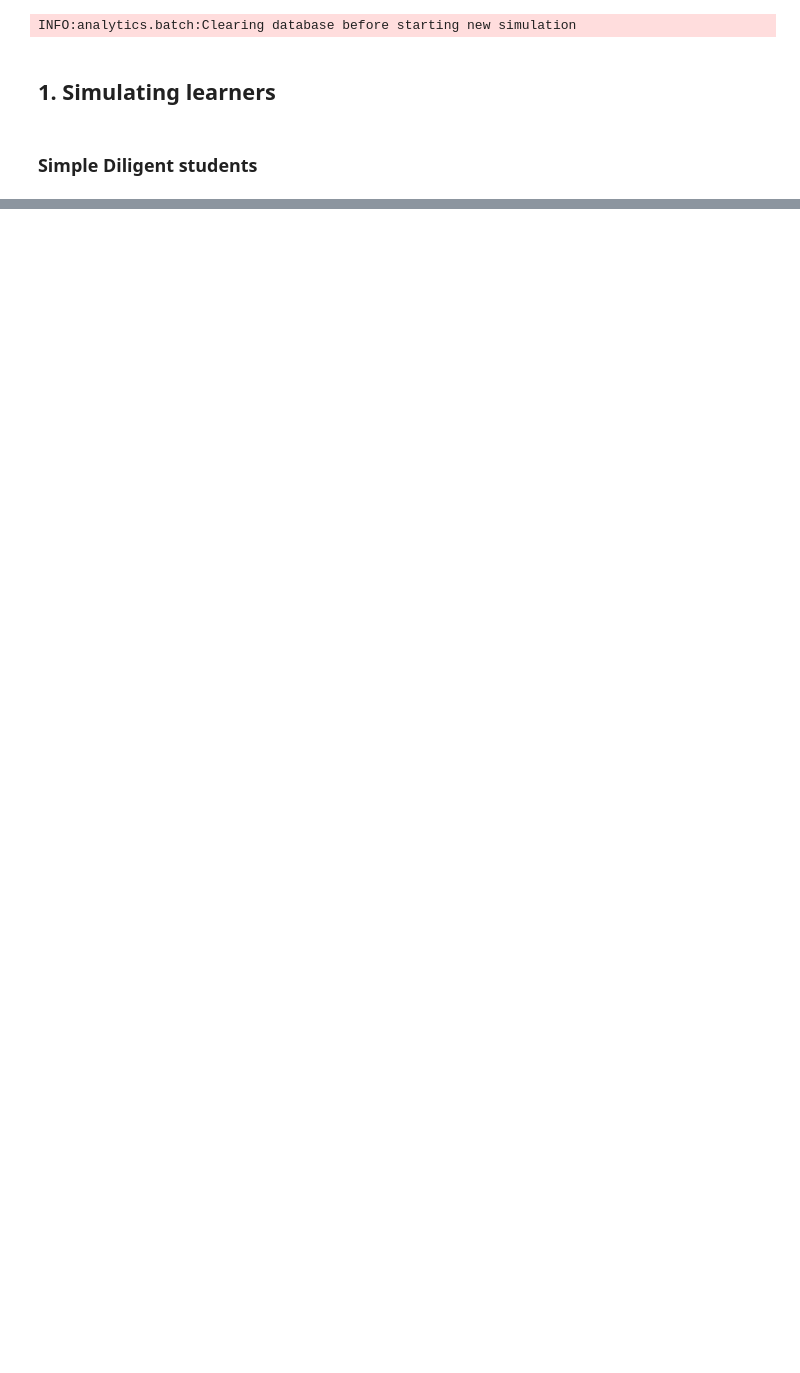
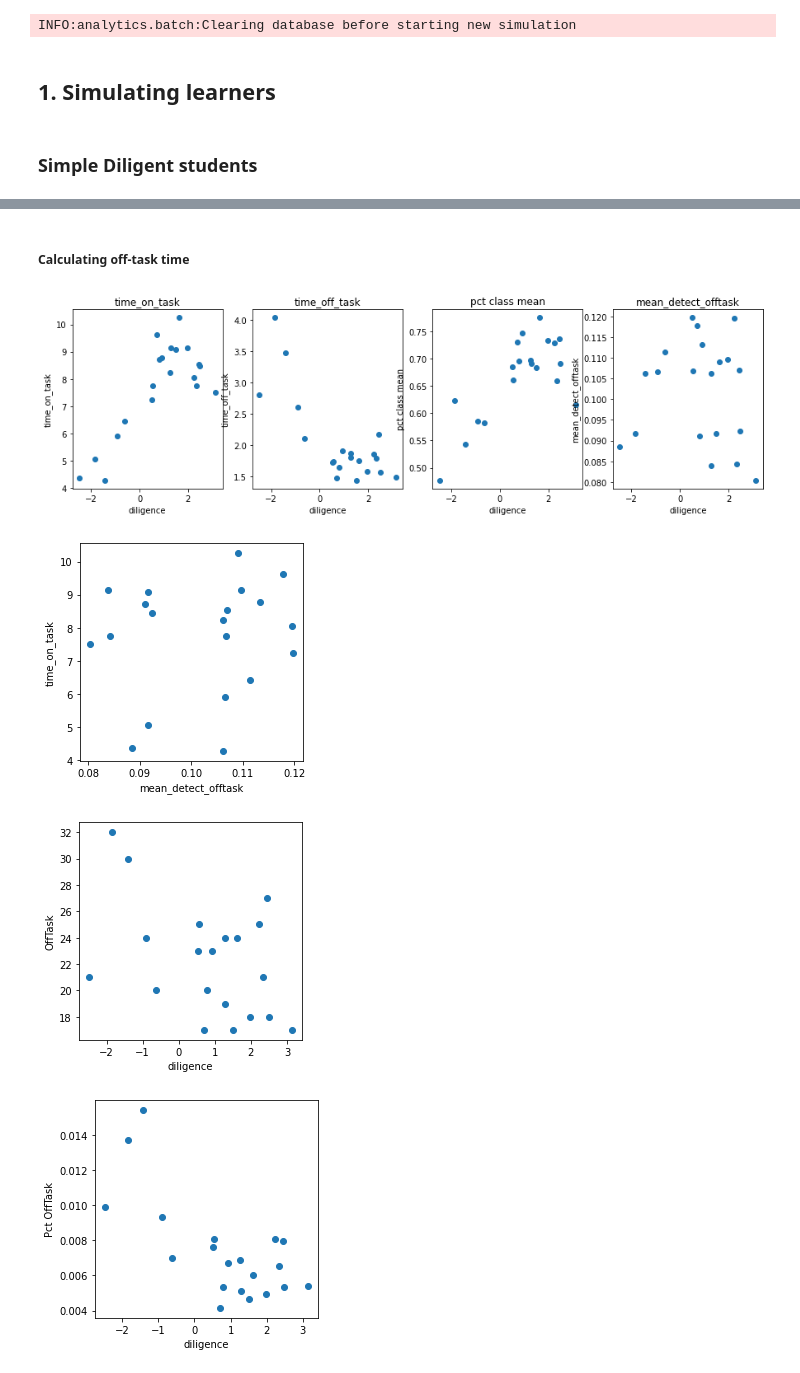
Before and after one commit to stevencdang/MotivSim, a Jupyter notebook: notebooks/Session_Sim_EDA.ipynb, the cells around one changed output, grey strips where cells are left out. Saved outputs shown, nothing was run; the diff lists cells and outputs as text; code cells hidden in the pictures; blank space fills up the shorter version.

```diff
--- a/notebooks/Session_Sim_EDA.ipynb
+++ b/notebooks/Session_Sim_EDA.ipynb
@@ -296,0 +555,36 @@ INFO:analytics.batch:Simulated 200 in batch with id: 8e29893c-473f-4cd7-bb08-d61
+# %% [markdown]
+##### Calculating off-task time
+# %%
+plt.figure(figsize=(15,4))
+cols = ['time_on_task', 'time_off_task', 'pct class mean', 'mean_detect_offtask']
+xcol = 'diligence'
+for i, ycol in enumerate(cols):
+    plt.subplot(1,len(cols), i+1)
+    x = sstats[ycol]
+    y = sstats[xcol]
+    plt.scatter(y, x)
+    plt.title(ycol)
+    plt.xlabel(xcol)
+    plt.ylabel(ycol)
+plt.show()
+
+plots = [('mean_detect_offtask', 'time_on_task'), ('diligence', 'OffTask'),
+         ('diligence', 'Pct OffTask'), ('mean_detect_offtask', 'Pct OffTask'),
+         ('OffTask', 'time_off_task'), ('OffTask', 'time_on_task'),
+         ('diligence', 'Total Time'), ('cog_ability', 'early finish mean'),
+         ('cog_ability', 'early finish mean')
+        ]
+
+for xcol, ycol in plots:
+    plt.figure(figsize=(4,4))
+    x = sstats[xcol]
+    y = sstats[ycol]
+    plt.scatter(x, y)
+    plt.xlabel(xcol)
+    plt.ylabel(ycol)
+    plt.show()
+# %% [output]
+[figure, added]
+[figure, added]
+[figure, added]
+[figure, added]
```
Also changed, not shown: parts of 60 cells of this notebook, 4 other files.
